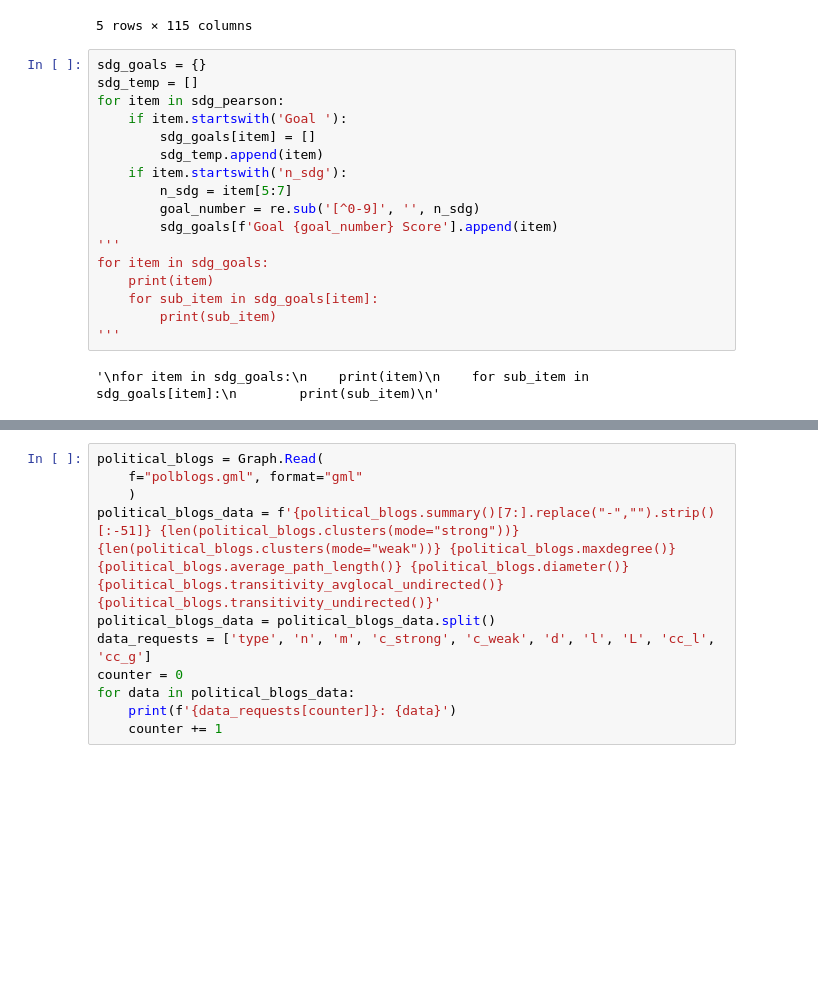
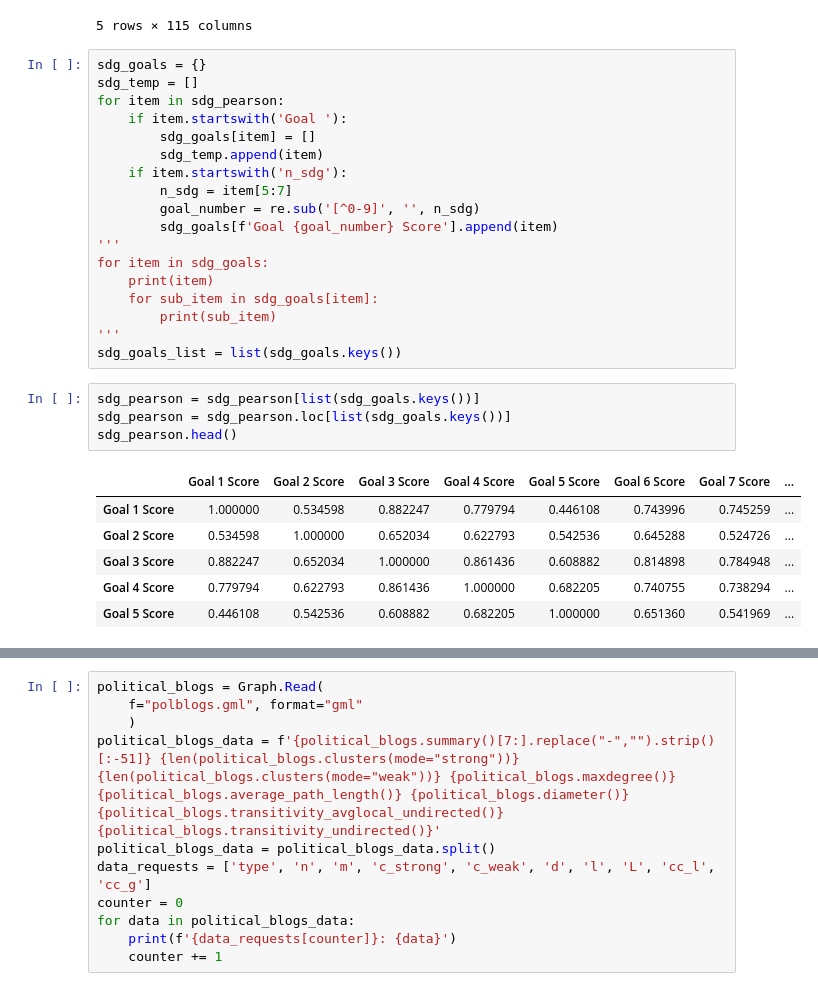
Before and after one commit to ericssimpson/sustainable-development-modeling, a Jupyter notebook: sdg_analysis.ipynb, the cells around one changed output, grey strips where cells are left out. Drawn from its saved outputs; the diff is of its cells as text; blank space fills up the shorter version.

```diff
--- a/sdg_analysis.ipynb
+++ b/sdg_analysis.ipynb
@@ -56,5 +56,15 @@ for item in sdg_goals:
     for sub_item in sdg_goals[item]:
         print(sub_item)
 '''
+sdg_goals_list = list(sdg_goals.keys())
-# %% [output]
-'\nfor item in sdg_goals:\n    print(item)\n    for sub_item in sdg_goals[item]:\n        print(sub_item)\n'
+# %%
+sdg_pearson = sdg_pearson[list(sdg_goals.keys())]
+sdg_pearson = sdg_pearson.loc[list(sdg_goals.keys())]
+sdg_pearson.head()
+# %% [output]
+|  | Goal 1 Score | Goal 2 Score | Goal 3 Score | Goal 4 Score | Goal 5 Score | Goal 6 Score | Goal 7 Score | ... |
+| Goal 1 Score | 1.000000 | 0.534598 | 0.882247 | 0.779794 | 0.446108 | 0.743996 | 0.745259 | ... |
+| Goal 2 Score | 0.534598 | 1.000000 | 0.652034 | 0.622793 | 0.542536 | 0.645288 | 0.524726 | ... |
+| Goal 3 Score | 0.882247 | 0.652034 | 1.000000 | 0.861436 | 0.608882 | 0.814898 | 0.784948 | ... |
+| Goal 4 Score | 0.779794 | 0.622793 | 0.861436 | 1.000000 | 0.682205 | 0.740755 | 0.738294 | ... |
+| Goal 5 Score | 0.446108 | 0.542536 | 0.608882 | 0.682205 | 1.000000 | 0.651360 | 0.541969 | ... |
```
Also changed, not shown: parts of 3 cells of this notebook.
